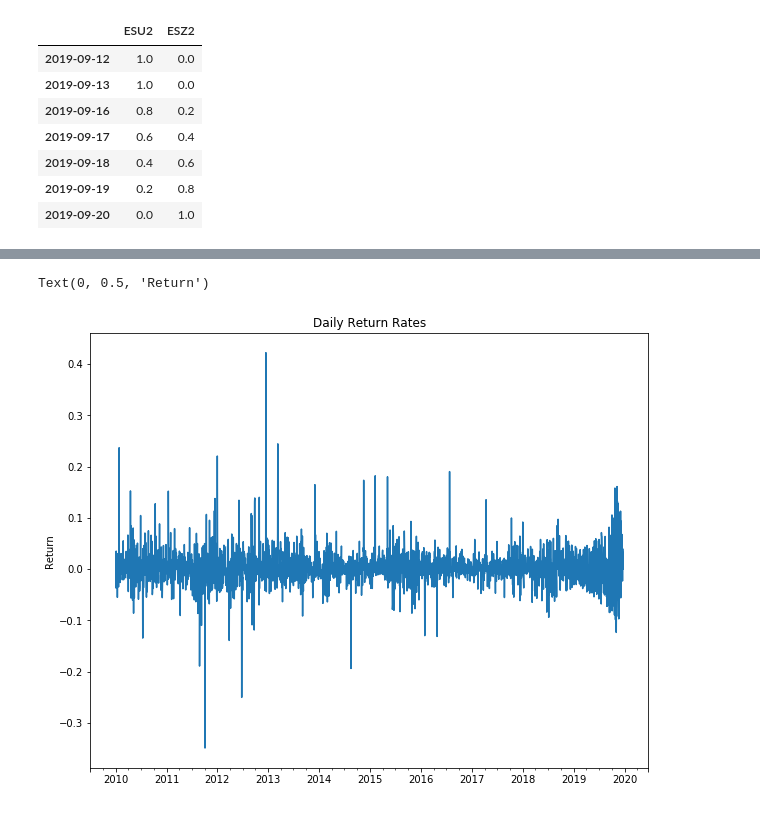
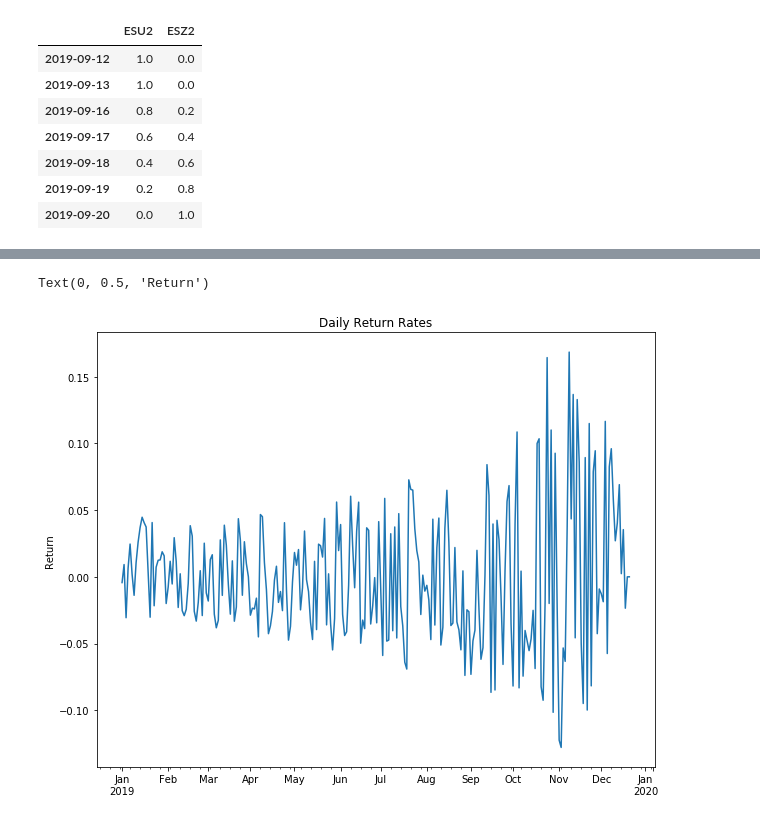
Before and after one commit to CaseyRMartinez/QTW_CaseStudies, a Jupyter notebook: CaseStudy4/CS4_KThomas.ipynb, the cells around one changed output, grey strips where cells are left out. Saved outputs shown, nothing was run; the diff lists cells and outputs as text; code cells hidden in the pictures.

```diff
--- a/CaseStudy4/CS4_KThomas.ipynb
+++ b/CaseStudy4/CS4_KThomas.ipynb
@@ -290,6 +290,6 @@ http://pandas.pydata.org/pandas-docs/stable/indexing.html#ix-indexer-is-deprecat
 Freq: B, dtype: float64
 # %%
-rolled_returns.plot(figsize=(10,8), title="Daily Return Rates").set_ylabel("Return")
+rolled_returns['2019'].plot(figsize=(10,8), title="Daily Return Rates").set_ylabel("Return")
 # %% [output]
 Text(0, 0.5, 'Return')
-[figure, old version]
+[figure, new version]
```
Also changed, not shown: parts of 10 cells of this notebook.
